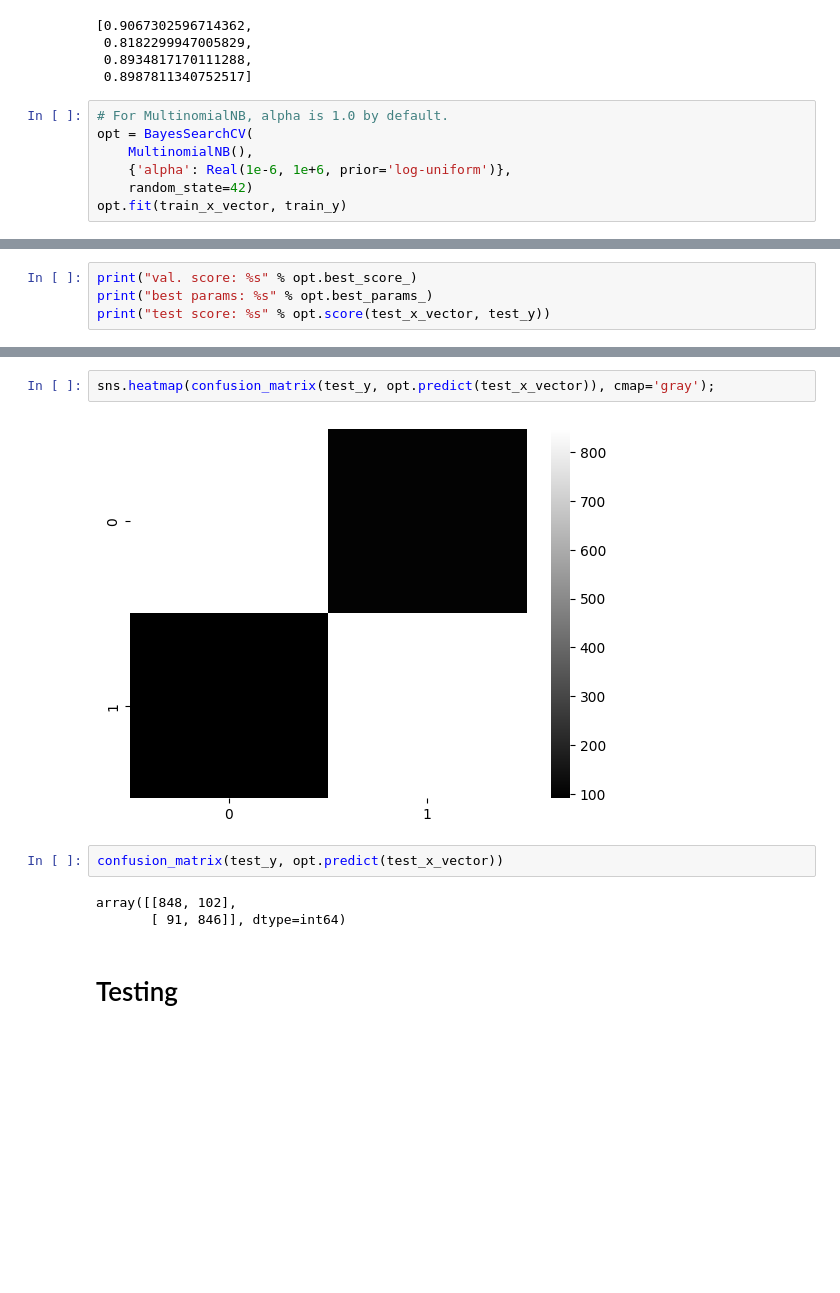
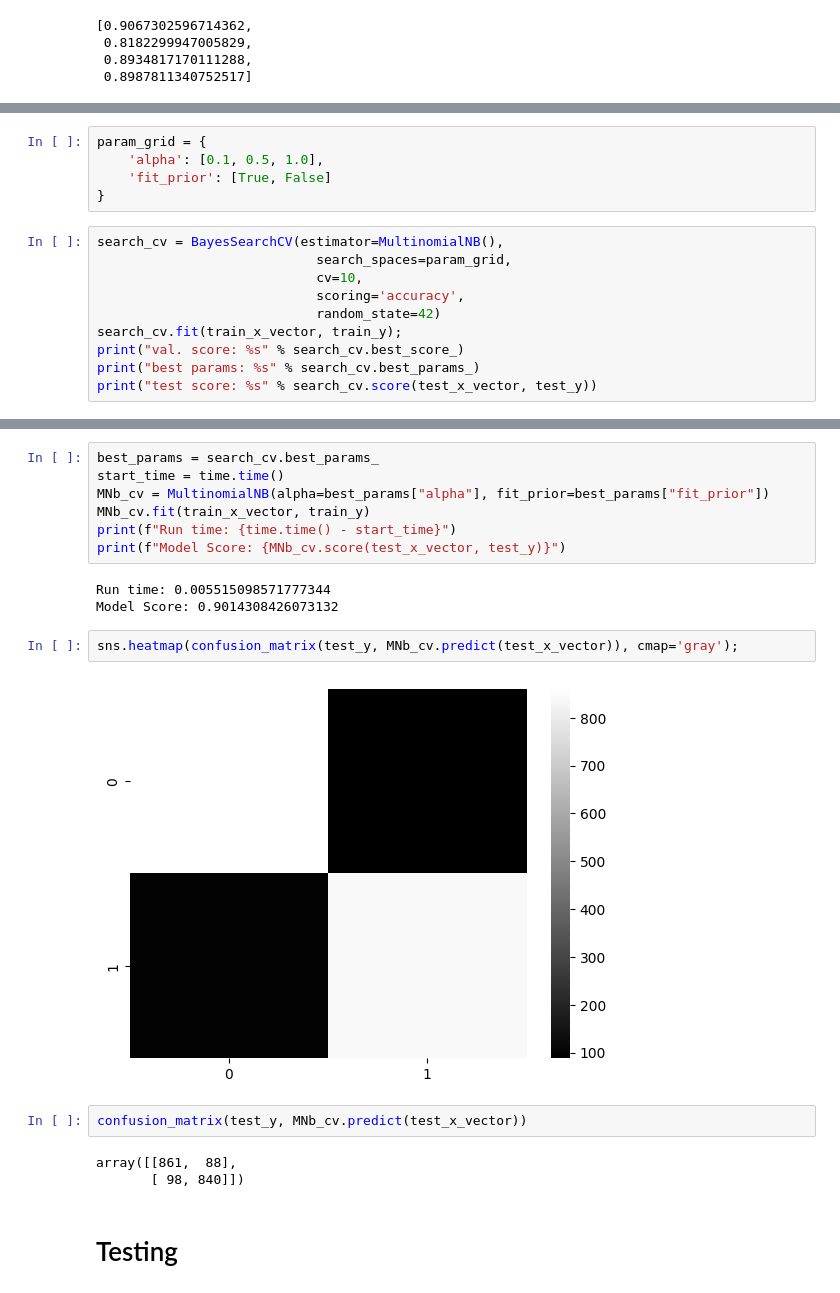
Before and after one commit to uguratli/Hepsiburada-Sentiment-analysis, a Jupyter notebook: nlp_hepsiburada.ipynb, the cells around one changed output, grey strips where cells are left out. Cells and saved outputs as stored; diff of their text form; blank space fills up the shorter version.

```diff
--- a/nlp_hepsiburada.ipynb
+++ b/nlp_hepsiburada.ipynb
@@ -376,10 +371,3 @@ model_scores
  0.8182299947005829,
  0.8934817170111288,
  0.8987811340752517]
-# %%
-# For MultinomialNB, alpha is 1.0 by default.
-opt = BayesSearchCV(
-    MultinomialNB(),
-    {'alpha': Real(1e-6, 1e+6, prior='log-uniform')},
-    random_state=42)
-opt.fit(train_x_vector, train_y)
@@ -389,5 +387,16 @@ BayesSearchCV(estimator=MultinomialNB(), random_state=42,
+# %%
+param_grid = {
+    'alpha': [0.1, 0.5, 1.0],
+    'fit_prior': [True, False]
+}
 # %%
-print("val. score: %s" % opt.best_score_)
-print("best params: %s" % opt.best_params_)
-print("test score: %s" % opt.score(test_x_vector, test_y))
+search_cv = BayesSearchCV(estimator=MultinomialNB(),
+                            search_spaces=param_grid,
+                            cv=10,
+                            scoring='accuracy',
+                            random_state=42)
+search_cv.fit(train_x_vector, train_y);
+print("val. score: %s" % search_cv.best_score_)
+print("best params: %s" % search_cv.best_params_)
+print("test score: %s" % search_cv.score(test_x_vector, test_y))
 # %% [output]
@@ -414,15 +423,25 @@ opt.optimizer_results_
                                   acq_func_kwargs: None
                              acq_optimizer_kwargs: None
                 function: Optimizer]
+# %%
+best_params = search_cv.best_params_
+start_time = time.time()
+MNb_cv = MultinomialNB(alpha=best_params["alpha"], fit_prior=best_params["fit_prior"])
+MNb_cv.fit(train_x_vector, train_y)
+print(f"Run time: {time.time() - start_time}")
+print(f"Model Score: {MNb_cv.score(test_x_vector, test_y)}")
+# %% [output]
+Run time: 0.005515098571777344
+Model Score: 0.9014308426073132
 # %%
-sns.heatmap(confusion_matrix(test_y, opt.predict(test_x_vector)), cmap='gray');
+sns.heatmap(confusion_matrix(test_y, MNb_cv.predict(test_x_vector)), cmap='gray');
 # %% [output]
-[figure, old version]
+[figure, new version]
 # %%
-confusion_matrix(test_y, opt.predict(test_x_vector))
+confusion_matrix(test_y, MNb_cv.predict(test_x_vector))
 # %% [output]
-array([[848, 102],
-       [ 91, 846]], dtype=int64)
+array([[861,  88],
+       [ 98, 840]])
 # %% [markdown]
 # Testing
 # %%
```
Also changed, not shown: parts of 10 cells of this notebook.
